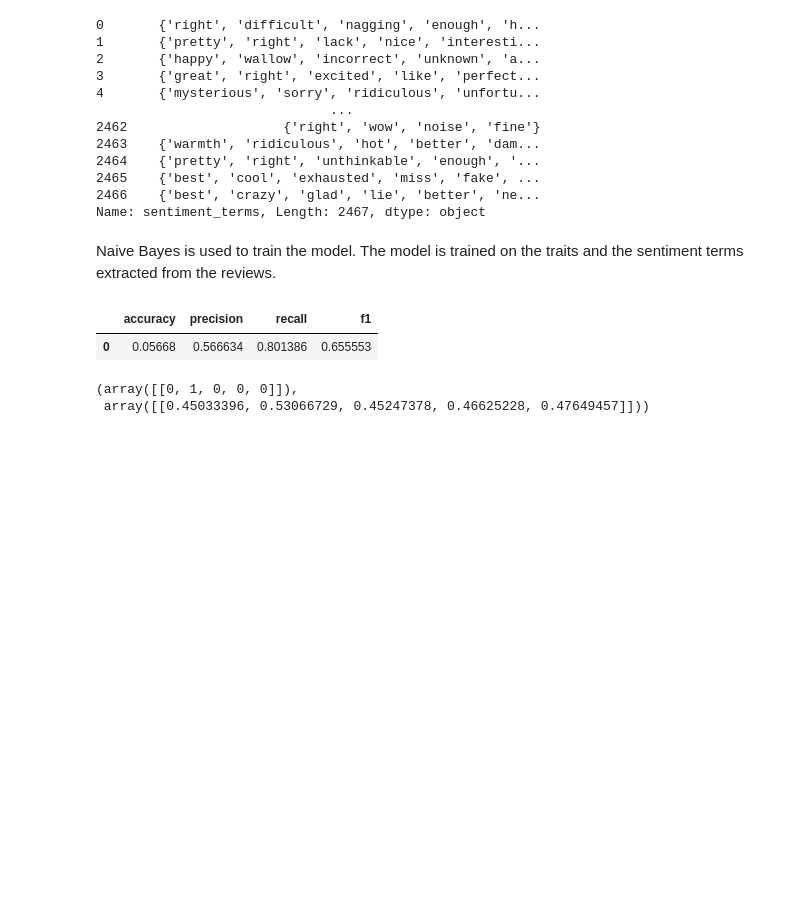
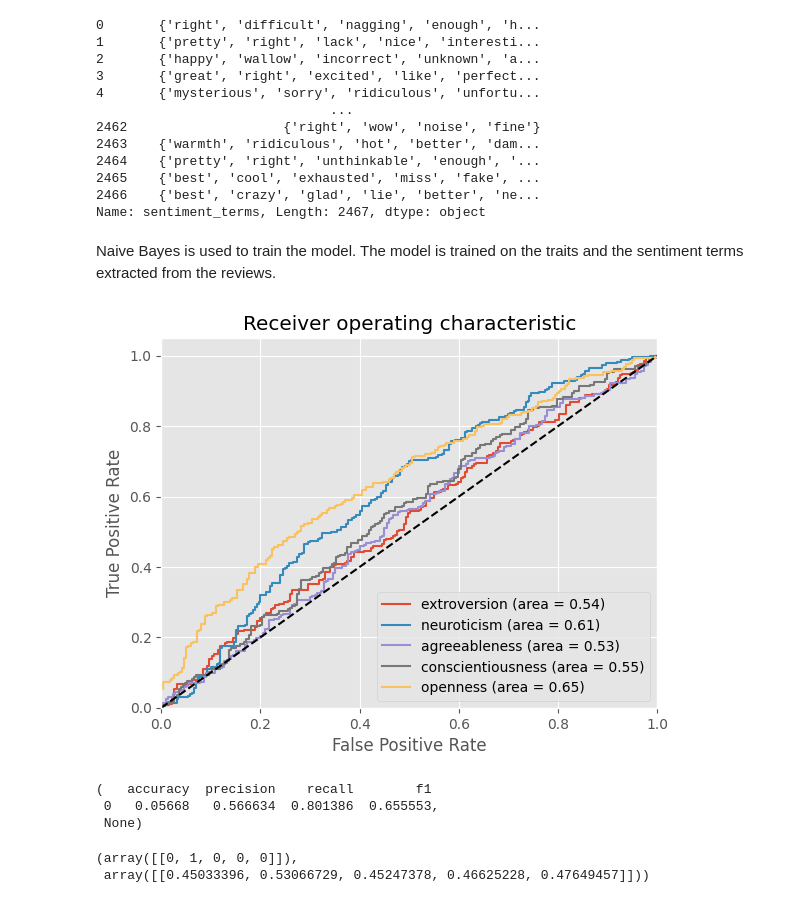
Before and after one commit to jessedoka/LCT, a Jupyter notebook: text_analysis.ipynb, the cells around one changed output. Cells and saved outputs as stored; diff of their text form; code cells hidden in the pictures; blank space fills up the shorter version.

```diff
--- a/text_analysis.ipynb
+++ b/text_analysis.ipynb
@@ -350,7 +363,7 @@ def evaluate_model(y_test, y_pred):
     return accuracy, precision, recall, f1
 # %%
 def plot_roc_curve(y_test, y_pred_proba):
-    fpr, tpr, _ = roc_curve(y_test, y_pred_proba)
+    fpr, tpr, thresholds = roc_curve(y_test, y_pred_proba)
     auc = roc_auc_score(y_test, y_pred_proba)
 
     plt.plot(fpr, tpr)
@@ -361,5 +411,5 @@ def plot_roc_curve(y_test, y_pred_proba):
 # %%
-def train_model(df, target_columns, pipeline, model_path):
+def train_model(df, target_columns, pipeline, model_path, multi_class=False, traits=None):
     y = df[target_columns]
 
     # Split the data
@@ -371,6 +421,8 @@ def train_model(df, target_columns, pipeline, model_path):
 
     # Predict the test set results
     y_pred = model.predict(X_test)
+    # proba
+    y_pred_proba = model.predict_proba(X_test)
 
     # Evaluate the model
     accuracy, precision, recall, f1 = evaluate_model(y_test, y_pred)
@@ -387,6 +439,11 @@ def train_model(df, target_columns, pipeline, model_path):
         'f1': [f1]
     })
 
-    return model, results
+    if multi_class:
+        roc = plot_multi_roc_curve(y_test, y_pred_proba, traits)
+    else:
+        roc = plot_roc_curve(y_test, y_pred_proba[:, 1])
+
+    return model, results, roc
 # %%
 def predict_sentence(model, sentence):
@@ -501,11 +572,13 @@ pipe = Pipeline([
     ('clf', OneVsRestClassifier(MultinomialNB())),
 ])
 # %%
-nb_model, results = train_model(df, traits, pipe, None)
-results
+nb_model, results, roc = train_model(df, traits, pipe, None, multi_class=True, traits=traits)
+results, roc
 # %% [output]
-|  | accuracy | precision | recall | f1 |
-| 0 | 0.05668 | 0.566634 | 0.801386 | 0.655553 |
+[figure, added]
+(   accuracy  precision    recall        f1
+ 0   0.05668   0.566634  0.801386  0.655553,
+ None)
 # %%
 predict_sentence(nb_model, "Angry")
 # %% [output]
```
Also changed, not shown: parts of 35 cells of this notebook, 2 other files.
